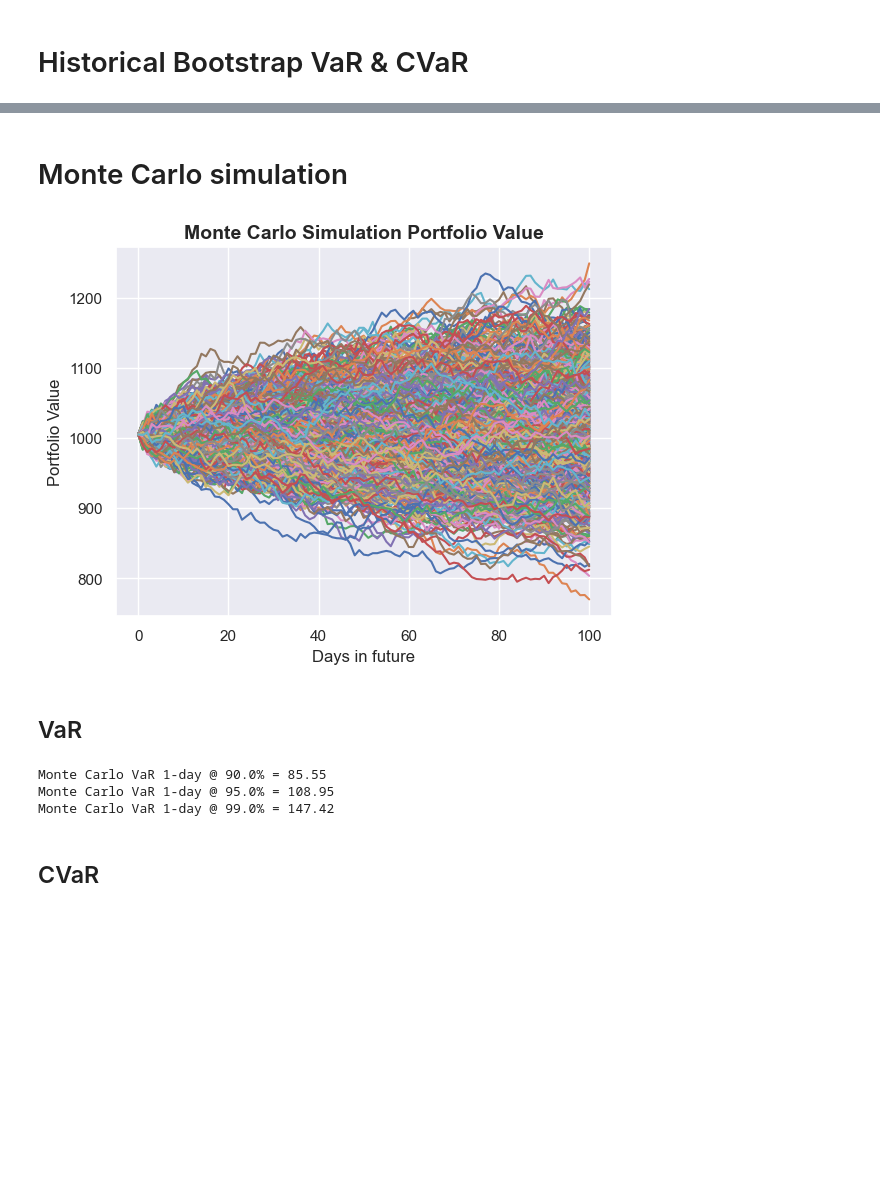
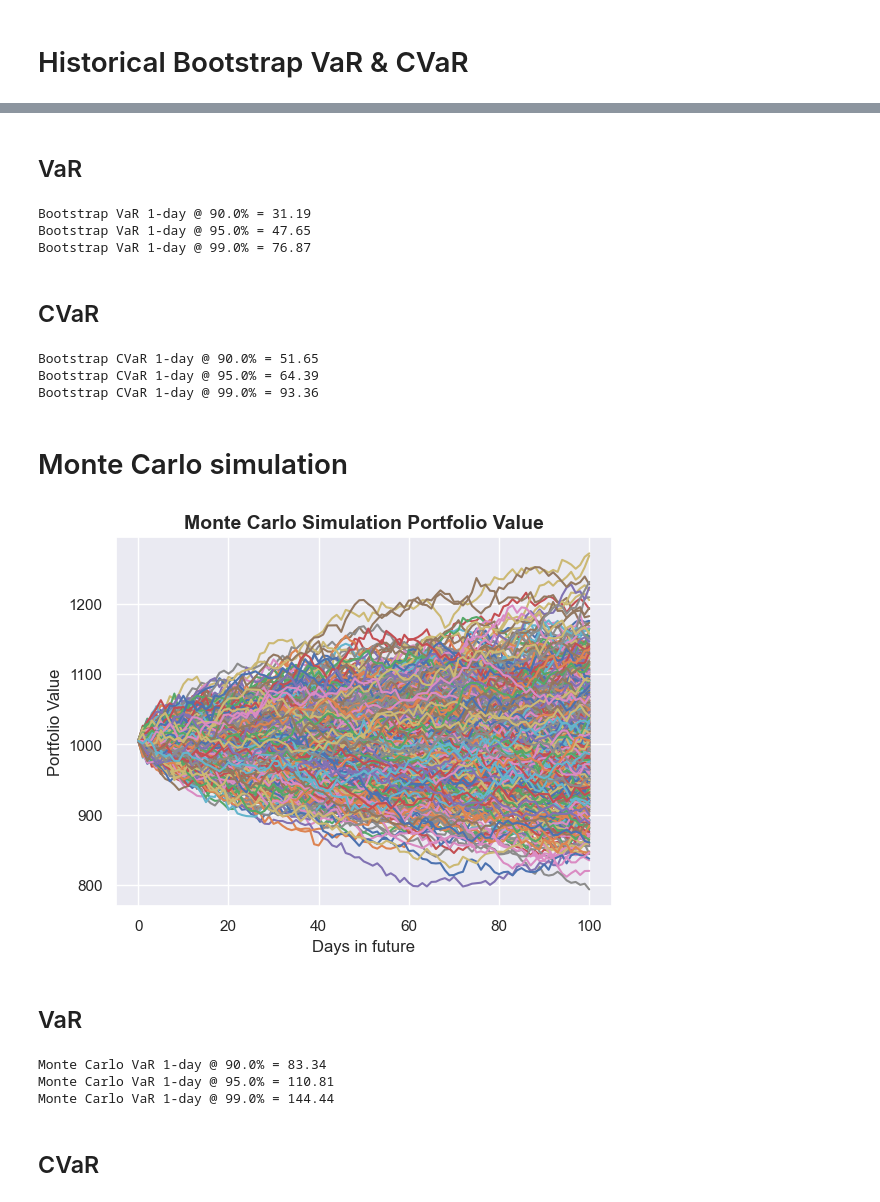
Before and after one commit to duongdidom/Value-at-Risk-VaR, a Jupyter notebook: VaR.ipynb, the cells around one changed output, grey strips where cells are left out. Saved outputs shown, nothing was run; the diff lists cells and outputs as text; code cells hidden in the pictures; blank space fills up the shorter version.

Commit message:
done historical bootstrap

```diff
--- a/VaR.ipynb
+++ b/VaR.ipynb
@@ -523,0 +581,9 @@ bootstrap_returns = []
+# %%
+simul_days = 30
+BSsim_df2 = Bootstrap_Simulation(
+    df=df_returns[['FNZ.NZ','VOOnzd']],
+    invest_amt=invst,
+    weight=[0.5, 0.5],
+    simul_days=simul_days,
+    plot=True
+)
@@ -524,12 +592,43 @@ bootstrap_returns = []
+# %% [markdown]
+## VaR
+# %%
+# calculate VaR from the last row of the simulation df <-- i.e. the last simulated day, as specified in the simulation formula
+nth_day_value = BSsim_df.iloc[-1,:]
+
+# use the historical_VaR() above to compute potential investment value on the n-th day. Then deduct that from the initial investment value to get the profit/loss at given percentile
+bootstrapVaRs = [invst - historical_VaR(nth_day_value, conf_level*100, num_days=1) for conf_level in conf_levels]
+
+# print results = how much expected to lose in 1-day interval
+for i, VaR in enumerate(bootstrapVaRs):
+    print('Bootstrap VaR 1-day @ {0}%'.format((1-conf_levels[i])*100),'=', round(VaR,2))
+
+#NOTE: because the simulation above is one day at a time, so not make sense to compute VaR for more than 1 day.
+# %% [output]
+Bootstrap VaR 1-day @ 90.0% = 31.19
+Bootstrap VaR 1-day @ 95.0% = 47.65
+Bootstrap VaR 1-day @ 99.0% = 76.87
+# %% [markdown]
+## CVaR
+# %%
+# use the historical_CVaR() above to compute potential investment value on the n-th day. Then deduct that from the initial investment value to get the profit/loss at given percentile
+bootstrapCVaRs = [invst - historical_CVaR(nth_day_value, conf_level*100, num_days=1) for conf_level in conf_levels]
+
+# print results = how much expected to lose in 1-day interval
+for i, VaR in enumerate(bootstrapCVaRs):
+    print('Bootstrap CVaR 1-day @ {0}%'.format((1-conf_levels[i])*100),'=', round(VaR,2))
+# %% [output]
+Bootstrap CVaR 1-day @ 90.0% = 51.65
+Bootstrap CVaR 1-day @ 95.0% = 64.39
+Bootstrap CVaR 1-day @ 99.0% = 93.36
 # %% [markdown]
 # Monte Carlo simulation
 # %%
 # Monte Carlo simulation to simulate potential future values
-def MCsimulation(df, invest_amt, weight, portf_name='Portfolio', num_simulation=500, simul_days=30, plot=True):
+def MCsimulation(df, invest_amt, weight, portf_name='Portfolio', num_simulation=500, simul_days=30, plot=False):
     """
         df = dataframe of returns
         invest_amt = investment amount
-        weight = weight of each investment. = 1 if only 1 investment. = [0.6, 0.4] for 2 investments.
+        weight = weight of each investment. = 1 if only 1 investment. = [0.6, 0.4] for 2 investments
         portf_name = name for the chart title
         num_simulation = number of simulation
         simul_days = number of days for each simulation
@@ -546,15 +645,15 @@ def MCsimulation(df, invest_amt, weight, portf_name='Portfolio', num_simulation=
         value_start_portf = sum(value_start_indiv)  # initial value of portfolio = sum(initial value of each investment)
 
         # loop for each simulation
-        for sim in range(num_simulation):
+        for _ in range(num_simulation):
             sim_indiv = value_start_indiv.to_numpy()
             sim_portf = [value_start_portf]     # from begining of each simulation, restart portfolio value to value_start_portf above. Put it in a list
 
-            # loop for each day
-            for day in range(simul_days):
+            # loop for each simulation day
+            for _ in range(simul_days):
                 zero_mean = np.full(shape=(df.shape[1]), fill_value=0.0)    # create an array, where shape = number of investment of the returns' dataframe. Fill its value with zero.
                 sim_returns = np.random.multivariate_normal(zero_mean, df.cov())    # random samples from multivariate normal distribution. With mean of 0, and covariance = covariance of the returns
-                sim_indiv = sim_indiv*(1 + sim_returns)     # multiply this return to the value of each individual investment. Reuse this value for each day --> to have a series of individual values
+                sim_indiv = sim_indiv*(1 + sim_returns)     # multiply this return to the value of each individual investment. Reuse this value for each day --> to have a series of individual values --> being cumulate portfolio values for a given number of days
                 sim_portf.append(sum(sim_indiv))    # sum up the new individual value to get portfolio value. Append this new portfolio value to the simulation portfolio list.
 
             df_simulations = pd.concat([df_simulations, pd.DataFrame(sim_portf)], axis=1)     # append cumulated values of portfolio in the simulation to simulation result df
@@ -568,23 +667,28 @@ def MCsimulation(df, invest_amt, weight, portf_name='Portfolio', num_simulation=
             plt.show()
 
     return df_simulations
+
+#NOTE: difference between Bootstrap simulation and Monte Carlo simulation:
+# - The former simulates for however long we have the returns for. The later simulates for a given number of iteration that is specified by user.
+# - In the former, the return is randomly picked from the returns df --> pick an existing returns that has happened in the past.
+# - In the later, the return is random sample from multivariate normal distribution with zero mean and covariance = covariance of the returns --> randomly generated --> not already happened in the past.
 # %%
 simul_days = 100
-dfsim = MCsimulation(
+MCsim_df = MCsimulation(
     df=df_returns[['Portf_return']],
     invest_amt=invst,
     weight = [1],
     portf_name='Portfolio',
     num_simulation=1000,
     simul_days=simul_days,
     plot=True)
 # %% [output]
-[figure, old version]
+[figure, new version]
 # %% [markdown]
 ## VaR
 # %%
 # calculate VaR from the last row of the simulation df <-- i.e. the last simulated day, as specified in the simulation formula
-nth_day_value = dfsim.iloc[-1,:]
+nth_day_value = MCsim_df.iloc[-1,:]
 
 # use the historical_VaR() above to compute potential investment value on the n-th day. Then deduct that from the initial investment value to get the profit/loss at given percentile
 montecarloVaRs = [invst - historical_VaR(nth_day_value, conf_level*100, num_days=1) for conf_level in conf_levels]
@@ -595,9 +699,9 @@ for i, VaR in enumerate(montecarloVaRs):
 
 #NOTE: because the simulation above is one day at a time, so not make sense to compute VaR for more than 1 day.
 # %% [output]
-Monte Carlo VaR 1-day @ 90.0% = 85.55
-Monte Carlo VaR 1-day @ 95.0% = 108.95
-Monte Carlo VaR 1-day @ 99.0% = 147.42
+Monte Carlo VaR 1-day @ 90.0% = 83.34
+Monte Carlo VaR 1-day @ 95.0% = 110.81
+Monte Carlo VaR 1-day @ 99.0% = 144.44
 # %% [markdown]
 ## CVaR
 # %%
```
Also changed, not shown: parts of 8 cells of this notebook.
